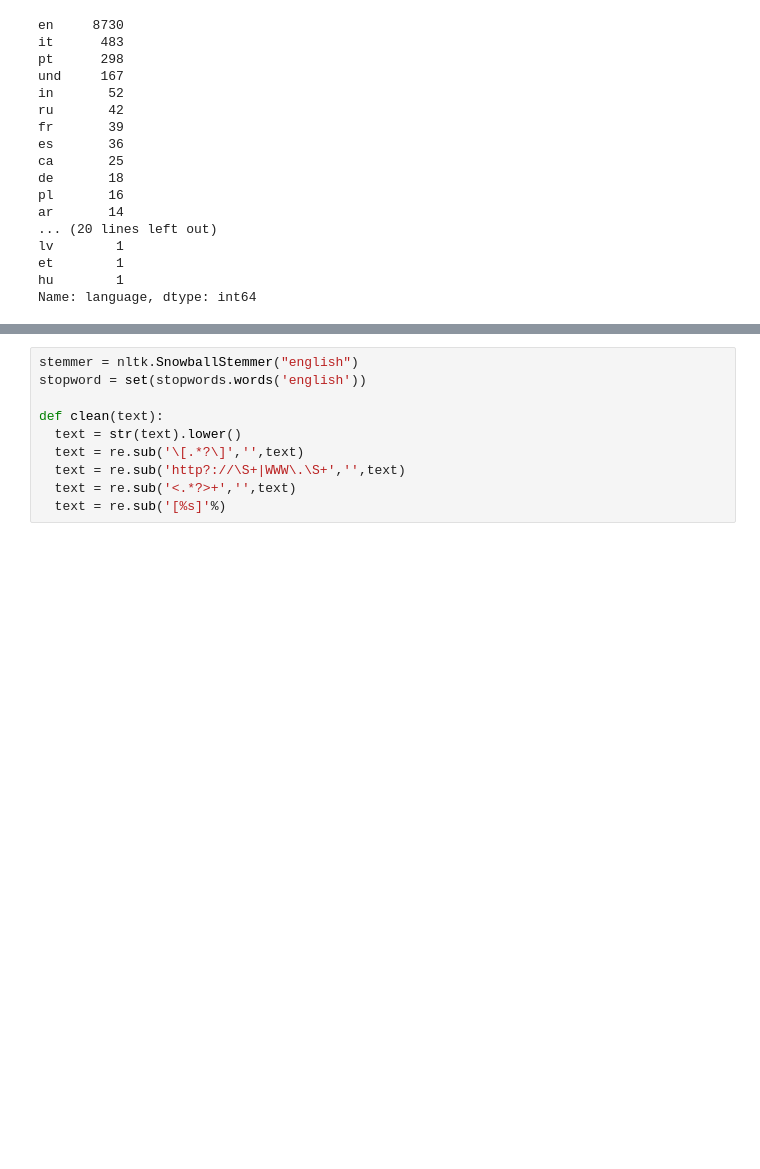
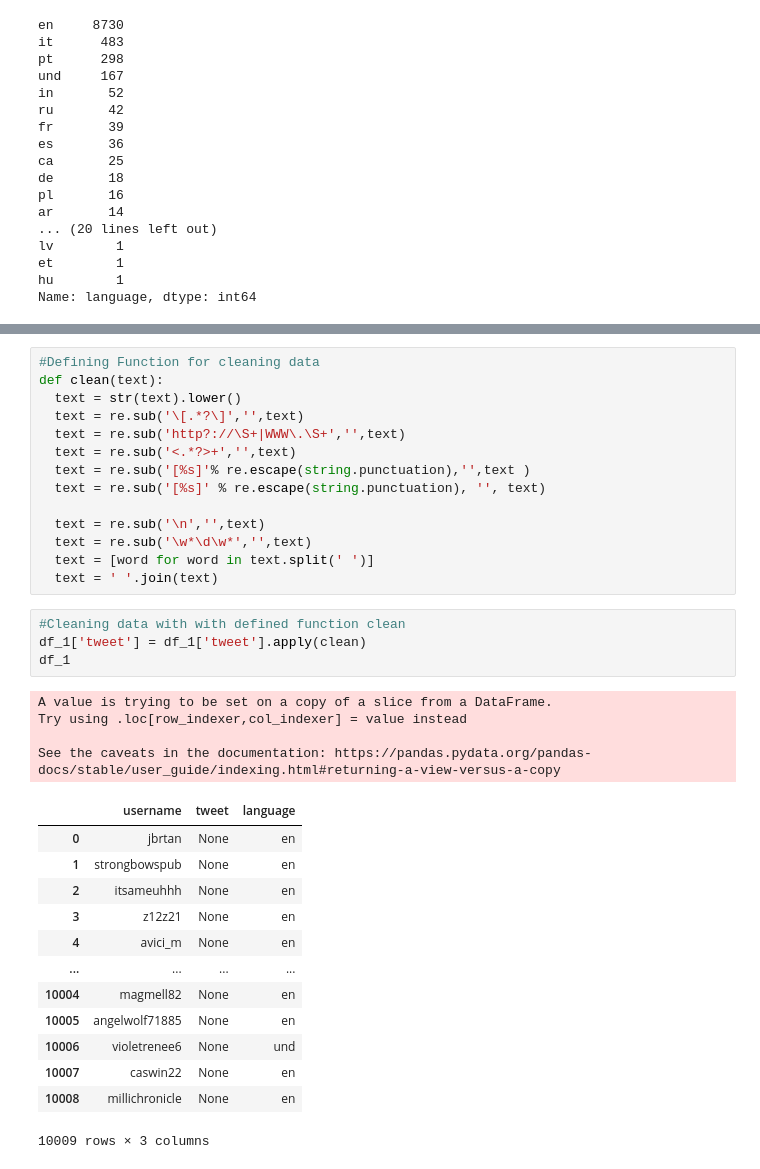
Before and after one commit to Mmbsaksd/Ukraine-Vs-Russia-Sentimental-Analysis, a Jupyter notebook: Ukraine_Russia_Sentiment.ipynb, the cells around one changed output, grey strips where cells are left out. Saved outputs shown, nothing was run; the diff lists cells and outputs as text; blank space fills up the shorter version.

```diff
--- a/Ukraine_Russia_Sentiment.ipynb
+++ b/Ukraine_Russia_Sentiment.ipynb
@@ -87,10 +95,36 @@ Name: language, dtype: int64
 # %%
-stemmer = nltk.SnowballStemmer("english")
-stopword = set(stopwords.words('english'))
-
+#Defining Function for cleaning data
 def clean(text):
   text = str(text).lower()
   text = re.sub('\[.*?\]','',text)
   text = re.sub('http?://\S+|WWW\.\S+','',text)
   text = re.sub('<.*?>+','',text)
-  text = re.sub('[%s]'%)
+  text = re.sub('[%s]'% re.escape(string.punctuation),'',text )
+  text = re.sub('[%s]' % re.escape(string.punctuation), '', text)
+
+  text = re.sub('\n','',text)
+  text = re.sub('\w*\d\w*','',text)
+  text = [word for word in text.split(' ')]
+  text = ' '.join(text)
+# %%
+#Cleaning data with with defined function clean
+df_1['tweet'] = df_1['tweet'].apply(clean)
+df_1
+# %% [output]
+A value is trying to be set on a copy of a slice from a DataFrame.
+Try using .loc[row_indexer,col_indexer] = value instead
+
+See the caveats in the documentation: https://pandas.pydata.org/pandas-docs/stable/user_guide/indexing.html#returning-a-view-versus-a-copy
+|  | username | tweet | language |
+| 0 | jbrtan | None | en |
+| 1 | strongbowspub | None | en |
+| 2 | itsameuhhh | None | en |
+| 3 | z12z21 | None | en |
+| 4 | avici_m | None | en |
+| ... | ... | ... | ... |
+| 10004 | magmell82 | None | en |
+| 10005 | angelwolf71885 | None | en |
+| 10006 | violetrenee6 | None | und |
+| 10007 | caswin22 | None | en |
+| 10008 | millichronicle | None | en |
+10009 rows × 3 columns
```
Also changed, not shown: parts of 4 cells of this notebook.
